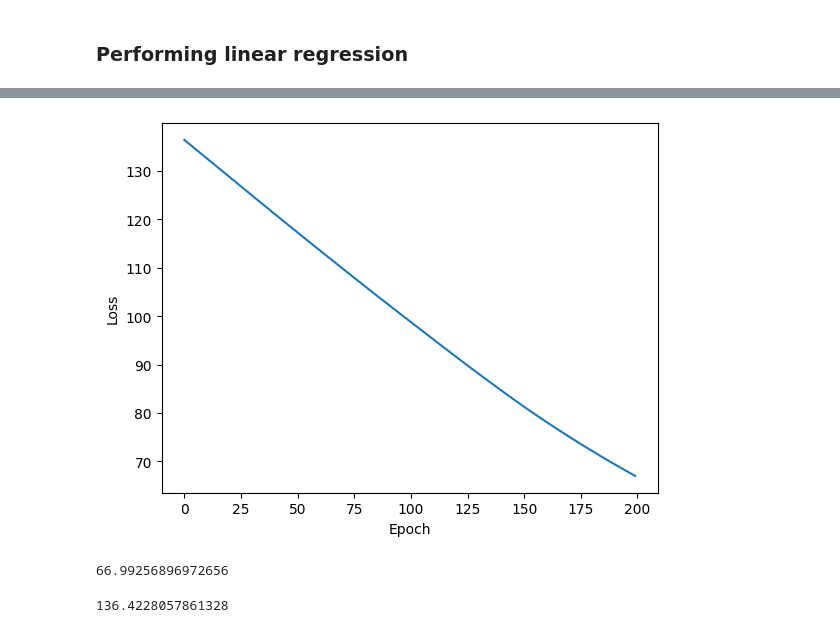
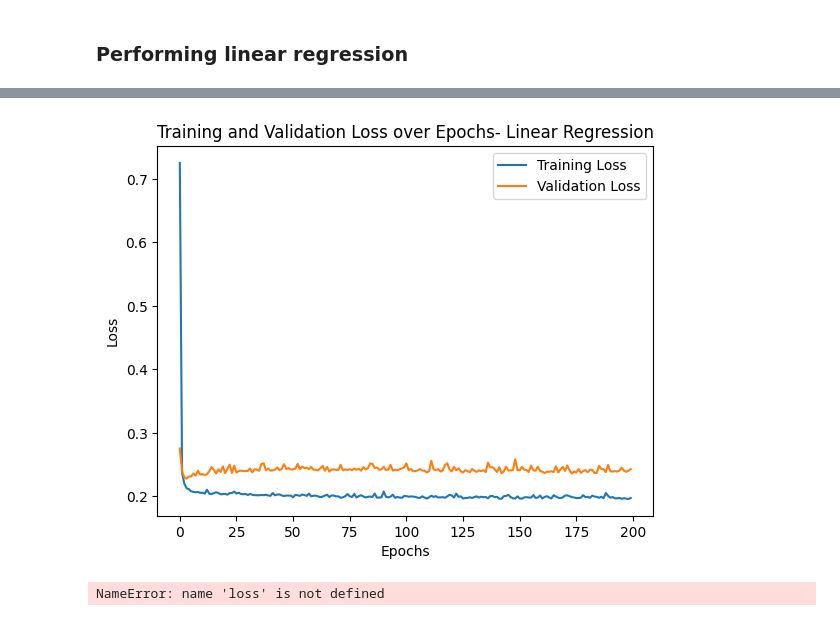
Before and after one commit to itamarKraitman/2024DeepLearningCourseProject, a Jupyter notebook: Main_Notebook.ipynb, the cells around one changed output, grey strips where cells are left out. Cells and saved outputs as stored; diff of their text form; code cells hidden in the pictures.

Commit message:
modeling with NN and weights samples

```diff
--- a/Main_Notebook.ipynb
+++ b/Main_Notebook.ipynb
@@ -136,7 +139,7 @@ We can observe that the data set has 7 not numerical features which should be co
  experience_level, employment_type, job_title, salary_currency, employee_residence, company_location, and company_size
 # %%
 cols_to_normalize = ['salary', 'salary_in_usd']
-data[cols_to_normalize] = data[cols_to_normalize] / 1000
+data[cols_to_normalize] = data[cols_to_normalize] / 100000
 # %%
 data[cols_to_normalize]
 # %% [output]
@@ -294,5 +276,17 @@ model.compile(optimizer=optimizer, loss='mean_absolute_error')
+# %%
+model = Sequential([
+    Dense(1, input_shape=(X_train_preprocessed.shape[1],), activation='linear')
+])
+
+model.compile(optimizer=Adam(learning_rate=0.01),  # Adjust learning rate as needed
+              loss='mse',  # Mean Squared Error
+              metrics=['mae', 'mse'])  # Track Mean Absolute Error and Mean Squared Error during
 # %%
 # Train the model
-history = model.fit(X_train_preprocessed, y_train, epochs=200, verbose=2)
+history = model.fit(X_train_preprocessed, y_train,
+                    validation_data=(X_valid_preprocessed, y_valid),
+                    epochs=200,
+                    batch_size=32,
+                    verbose=2)
 # %% [output]
 Epoch 1/200
@@ -327,18 +322,18 @@ y_pred = model.predict(X_test_preprocessed)
 # %%
-loss = history.history['loss']
-plt.plot(loss)
-plt.xlabel('Epoch')
+plt.plot(history.history['loss'], label='Training Loss')
+plt.plot(history.history['val_loss'], label='Validation Loss')
+plt.title('Training and Validation Loss over Epochs- Linear Regression')
+plt.xlabel('Epochs')
 plt.ylabel('Loss')
+plt.legend()
 plt.show()
 # %% [output]
-[figure, old version]
+[figure, new version]
 # %%
 min(loss)
 # %% [output]
-66.99256896972656
+NameError: name 'loss' is not defined
 # %%
 max(loss)
-# %% [output]
-136.4228057861328
 # %%
 mean_absolute_error(y_true=y_test, y_pred=y_pred)
```
Also changed, not shown: parts of 15 cells of this notebook.
